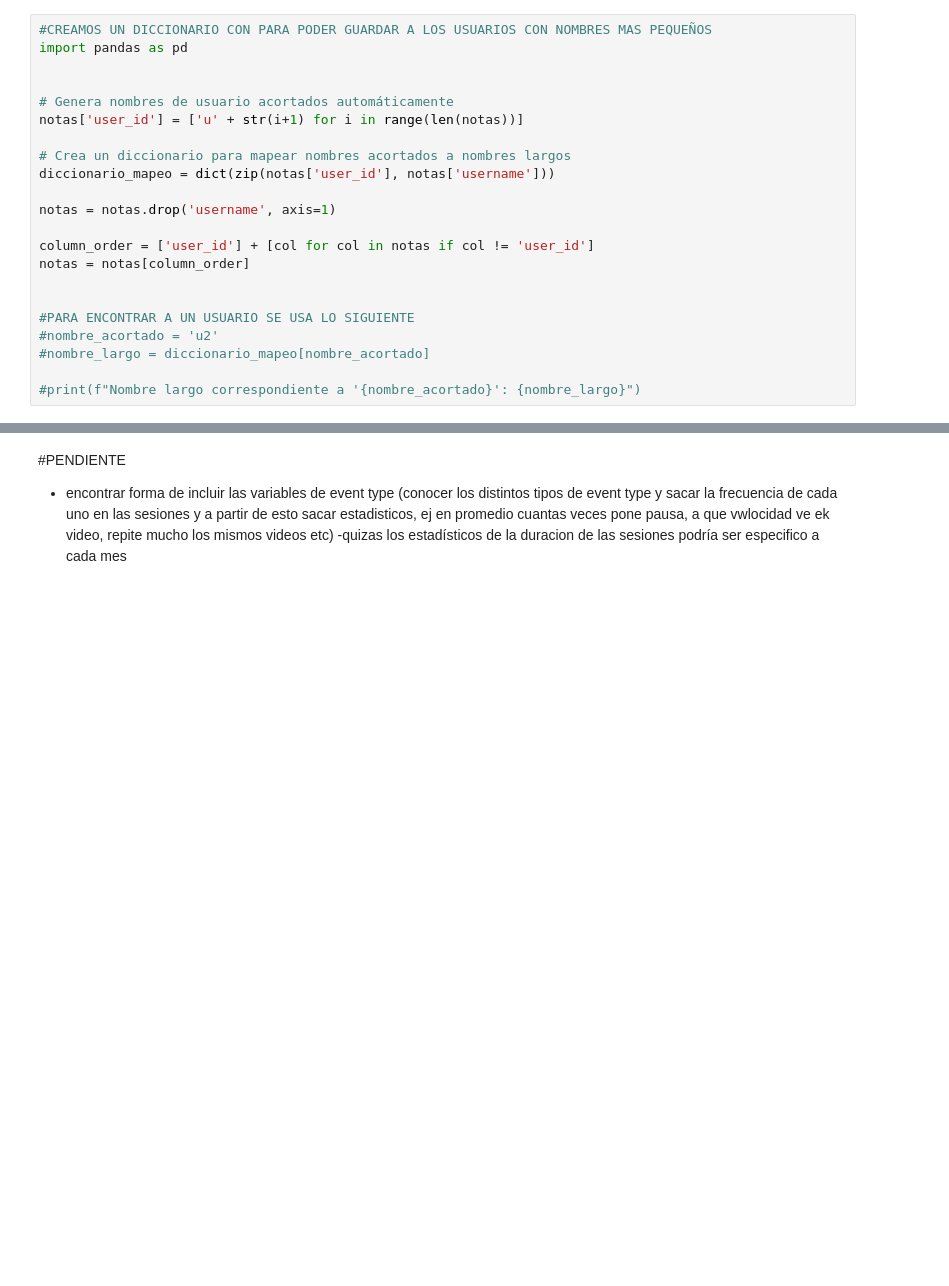
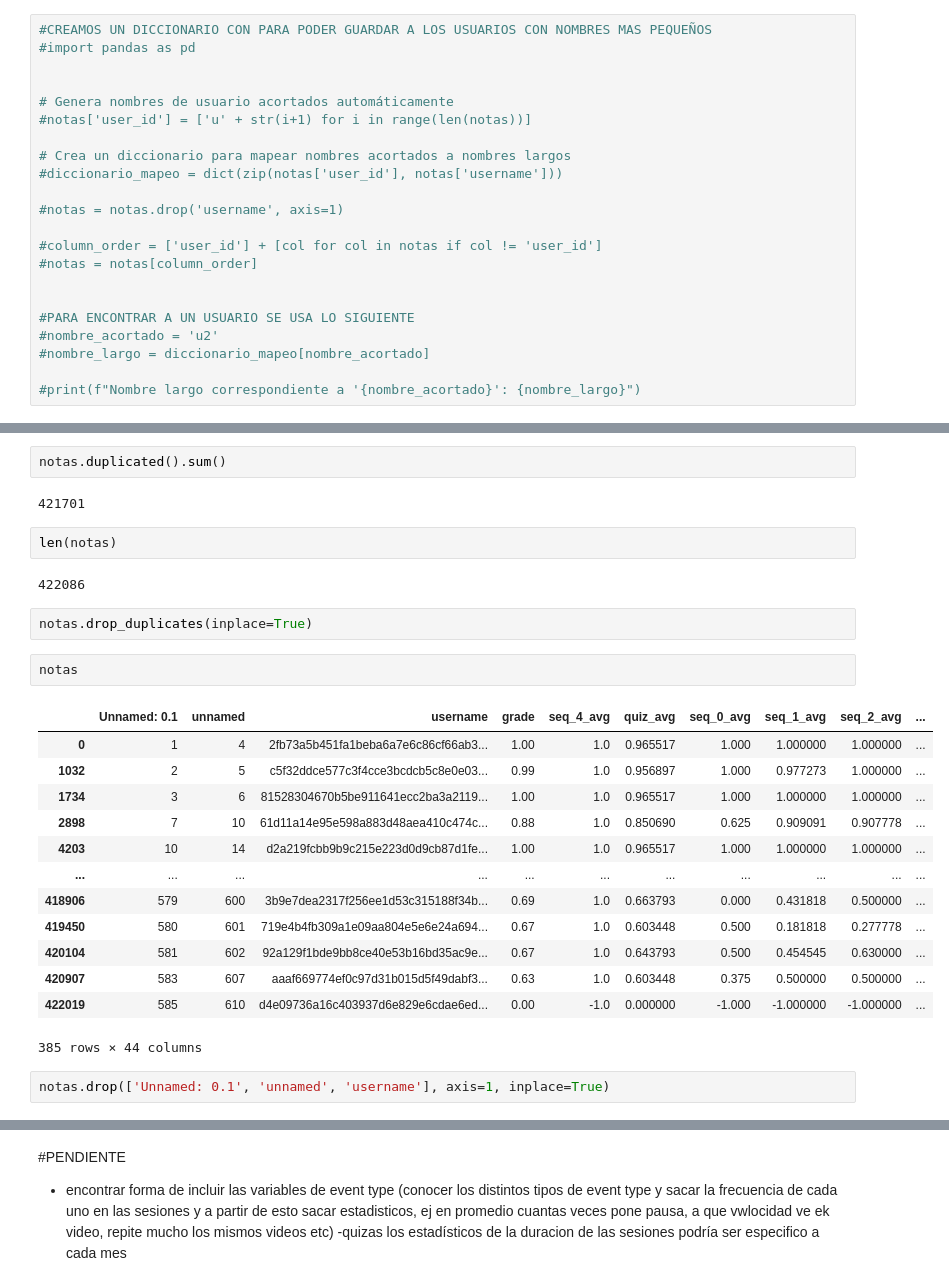
Before and after one commit to danieljarah/casoCDD, a Jupyter notebook: Cruce/Cruce.ipynb, the cells around one changed output, grey strips where cells are left out. Cells and saved outputs as stored; diff of their text form; blank space fills up the shorter version.

```diff
--- a/Cruce/Cruce.ipynb
+++ b/Cruce/Cruce.ipynb
@@ -409,18 +429,18 @@ merged_df.name = notas
 # %%
 #CREAMOS UN DICCIONARIO CON PARA PODER GUARDAR A LOS USUARIOS CON NOMBRES MAS PEQUEÑOS
-import pandas as pd
+#import pandas as pd
 
 
 # Genera nombres de usuario acortados automáticamente
-notas['user_id'] = ['u' + str(i+1) for i in range(len(notas))]
+#notas['user_id'] = ['u' + str(i+1) for i in range(len(notas))]
 
 # Crea un diccionario para mapear nombres acortados a nombres largos
-diccionario_mapeo = dict(zip(notas['user_id'], notas['username']))
+#diccionario_mapeo = dict(zip(notas['user_id'], notas['username']))
 
-notas = notas.drop('username', axis=1)
+#notas = notas.drop('username', axis=1)
 
-column_order = ['user_id'] + [col for col in notas if col != 'user_id']
-notas = notas[column_order]
+#column_order = ['user_id'] + [col for col in notas if col != 'user_id']
+#notas = notas[column_order]
 
 
 #PARA ENCONTRAR A UN USUARIO SE USA LO SIGUIENTE
@@ -458,0 +479,28 @@ print(column_names)
+# %%
+notas.duplicated().sum()
+# %% [output]
+421701
+# %%
+len(notas)
+# %% [output]
+422086
+# %%
+notas.drop_duplicates(inplace=True)
+# %%
+notas
+# %% [output]
+|  | Unnamed: 0.1 | unnamed | username | grade | seq_4_avg | quiz_avg | seq_0_avg | seq_1_avg | seq_2_avg | ... |
+| 0 | 1 | 4 | 2fb73a5b451fa1beba6a7e6c86cf66ab3... | 1.00 | 1.0 | 0.965517 | 1.000 | 1.000000 | 1.000000 | ... |
+| 1032 | 2 | 5 | c5f32ddce577c3f4cce3bcdcb5c8e0e03... | 0.99 | 1.0 | 0.956897 | 1.000 | 0.977273 | 1.000000 | ... |
+| 1734 | 3 | 6 | 81528304670b5be911641ecc2ba3a2119... | 1.00 | 1.0 | 0.965517 | 1.000 | 1.000000 | 1.000000 | ... |
+| 2898 | 7 | 10 | 61d11a14e95e598a883d48aea410c474c... | 0.88 | 1.0 | 0.850690 | 0.625 | 0.909091 | 0.907778 | ... |
+| 4203 | 10 | 14 | d2a219fcbb9b9c215e223d0d9cb87d1fe... | 1.00 | 1.0 | 0.965517 | 1.000 | 1.000000 | 1.000000 | ... |
+| ... | ... | ... | ... | ... | ... | ... | ... | ... | ... | ... |
+| 418906 | 579 | 600 | 3b9e7dea2317f256ee1d53c315188f34b... | 0.69 | 1.0 | 0.663793 | 0.000 | 0.431818 | 0.500000 | ... |
+| 419450 | 580 | 601 | 719e4b4fb309a1e09aa804e5e6e24a694... | 0.67 | 1.0 | 0.603448 | 0.500 | 0.181818 | 0.277778 | ... |
+| 420104 | 581 | 602 | 92a129f1bde9bb8ce40e53b16bd35ac9e... | 0.67 | 1.0 | 0.643793 | 0.500 | 0.454545 | 0.630000 | ... |
+| 420907 | 583 | 607 | aaaf669774ef0c97d31b015d5f49dabf3... | 0.63 | 1.0 | 0.603448 | 0.375 | 0.500000 | 0.500000 | ... |
+| 422019 | 585 | 610 | d4e09736a16c403937d6e829e6cdae6ed... | 0.00 | -1.0 | 0.000000 | -1.000 | -1.000000 | -1.000000 | ... |
+385 rows × 44 columns
+# %%
+notas.drop(['Unnamed: 0.1', 'unnamed', 'username'], axis=1, inplace=True)
```
Also changed, not shown: parts of 18 cells of this notebook, 5 other files.
